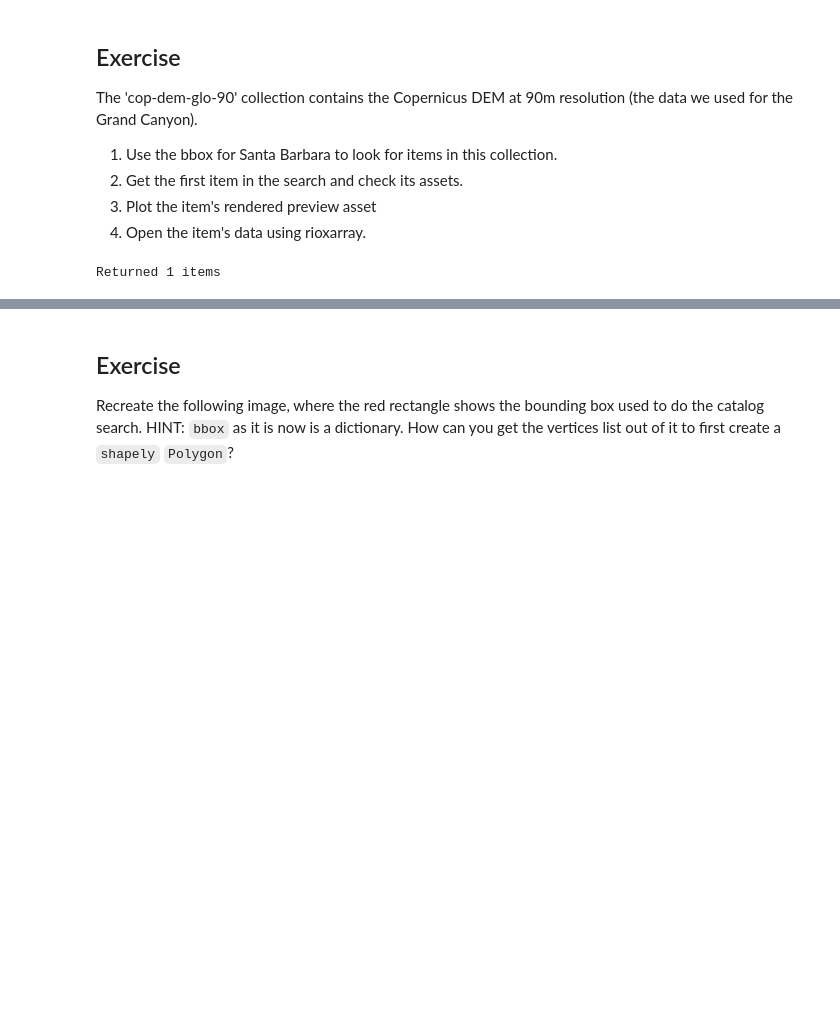
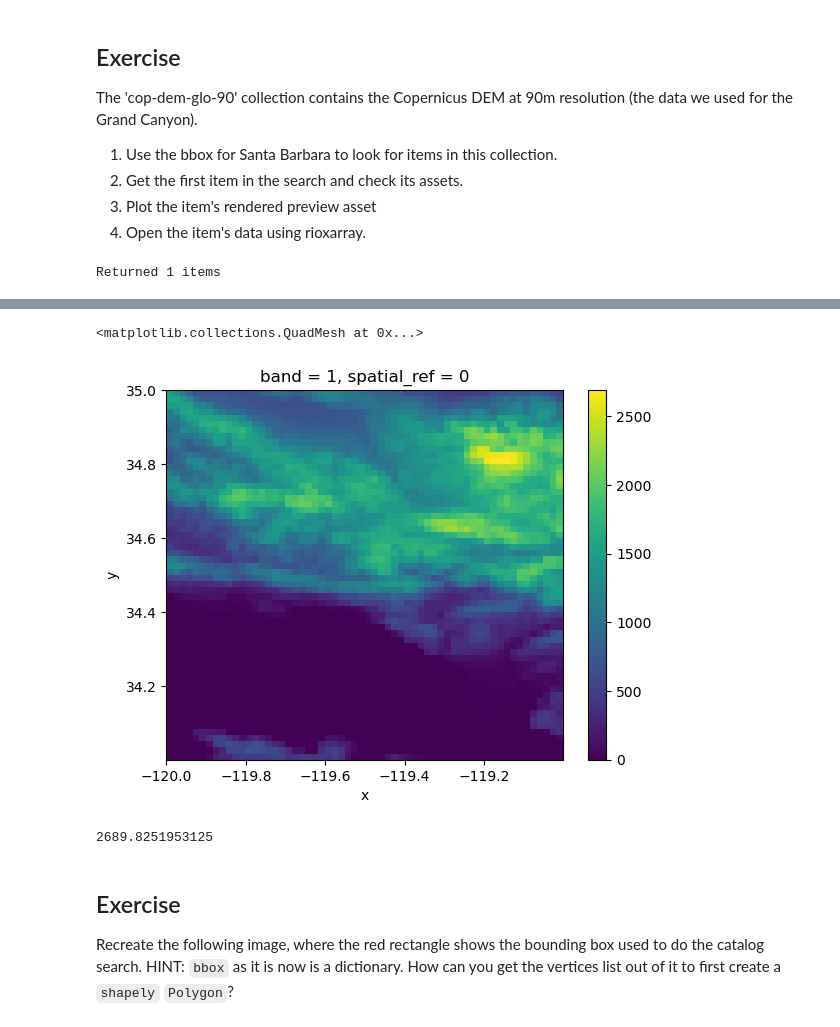
Before and after one commit to MEDS-eds-220/MEDS-eds-220-course, a Jupyter notebook: book/chapters/lesson-18-STAC.ipynb, the cells around one changed output, grey strips where cells are left out. Drawn from its saved outputs; the diff is of its cells as text; code cells hidden in the pictures; blank space fills up the shorter version.

```diff
--- a/book/chapters/lesson-18-STAC.ipynb
+++ b/book/chapters/lesson-18-STAC.ipynb
@@ -272,6 +275,15 @@ Attributes:
     AREA_OR_POINT:  Point
     scale_factor:   1.0
     add_offset:     0.0
+# %%
+dem.coarsen(x=20, y=20).max().plot()
+# %% [output]
+<matplotlib.collections.QuadMesh at 0x...>
+[figure, added]
+# %%
+dem.max().item()
+# %% [output]
+2689.8251953125
 # %% [markdown]
 ## Exercise
 Recreate the following image, where the red rectangle shows the bounding box used to do the catalog search.
```
Also changed, not shown: parts of 9 cells of this notebook, 46 other files.
